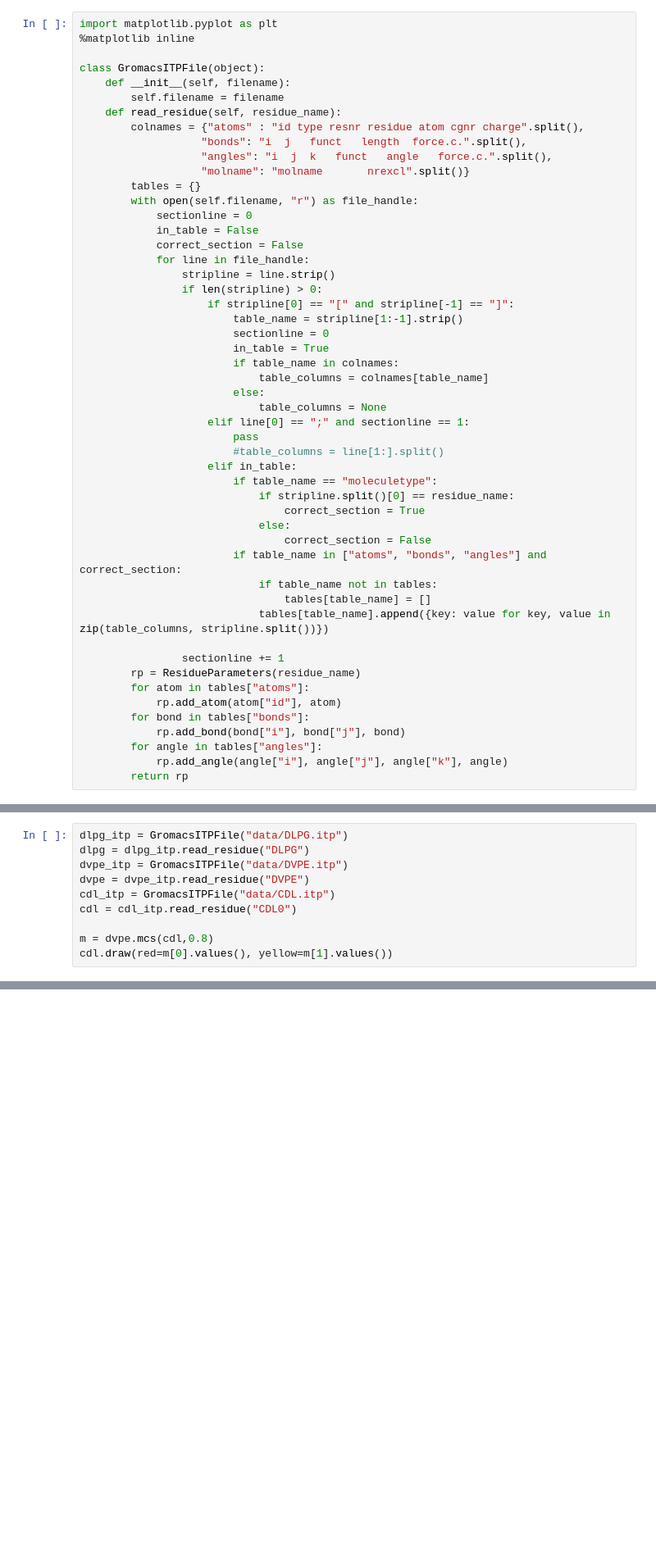
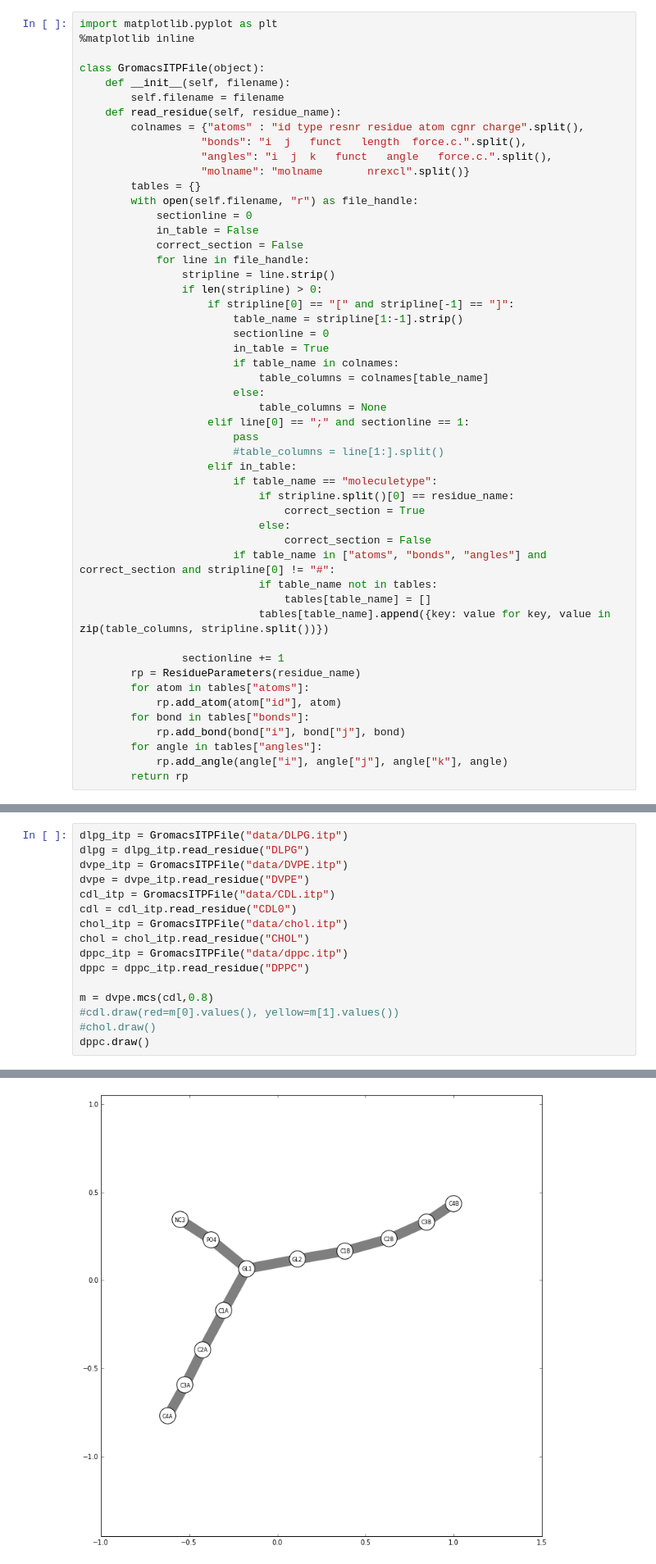
Before and after one commit to tomnewport/alchex, a Jupyter notebook: jupyter/ITP Loader.ipynb, the cells around one changed output, grey strips where cells are left out. Shown: that part at 82% size. Saved outputs shown, nothing was run; the diff lists cells and outputs as text; blank space fills up the shorter version.

```diff
--- a/jupyter/ITP Loader.ipynb
+++ b/jupyter/ITP Loader.ipynb
@@ -35,7 +38,7 @@ class GromacsITPFile(object):
                                 correct_section = True
                             else:
                                 correct_section = False
-                        if table_name in ["atoms", "bonds", "angles"] and correct_section:
+                        if table_name in ["atoms", "bonds", "angles"] and correct_section and stripline[0] != "#":
                             if table_name not in tables:
                                 tables[table_name] = []
                             tables[table_name].append({key: value for key, value in zip(table_columns, stripline.split())})
@@ -230,7 +245,13 @@ dvpe_itp = GromacsITPFile("data/DVPE.itp")
 dvpe = dvpe_itp.read_residue("DVPE")
 cdl_itp = GromacsITPFile("data/CDL.itp")
 cdl = cdl_itp.read_residue("CDL0")
+chol_itp = GromacsITPFile("data/chol.itp")
+chol = chol_itp.read_residue("CHOL")
+dppc_itp = GromacsITPFile("data/dppc.itp")
+dppc = dppc_itp.read_residue("DPPC")
 
 m = dvpe.mcs(cdl,0.8)
-cdl.draw(red=m[0].values(), yellow=m[1].values())
+#cdl.draw(red=m[0].values(), yellow=m[1].values())
+#chol.draw()
+dppc.draw()
 # %% [output]
@@ -238,3 +258,4 @@ NameError: global name 'plt' is not defined
+[figure, added]
 # %%
 from itertools import product
 import networkx as nx
```
Also changed, not shown: parts of 9 cells of this notebook, 59 other files.
